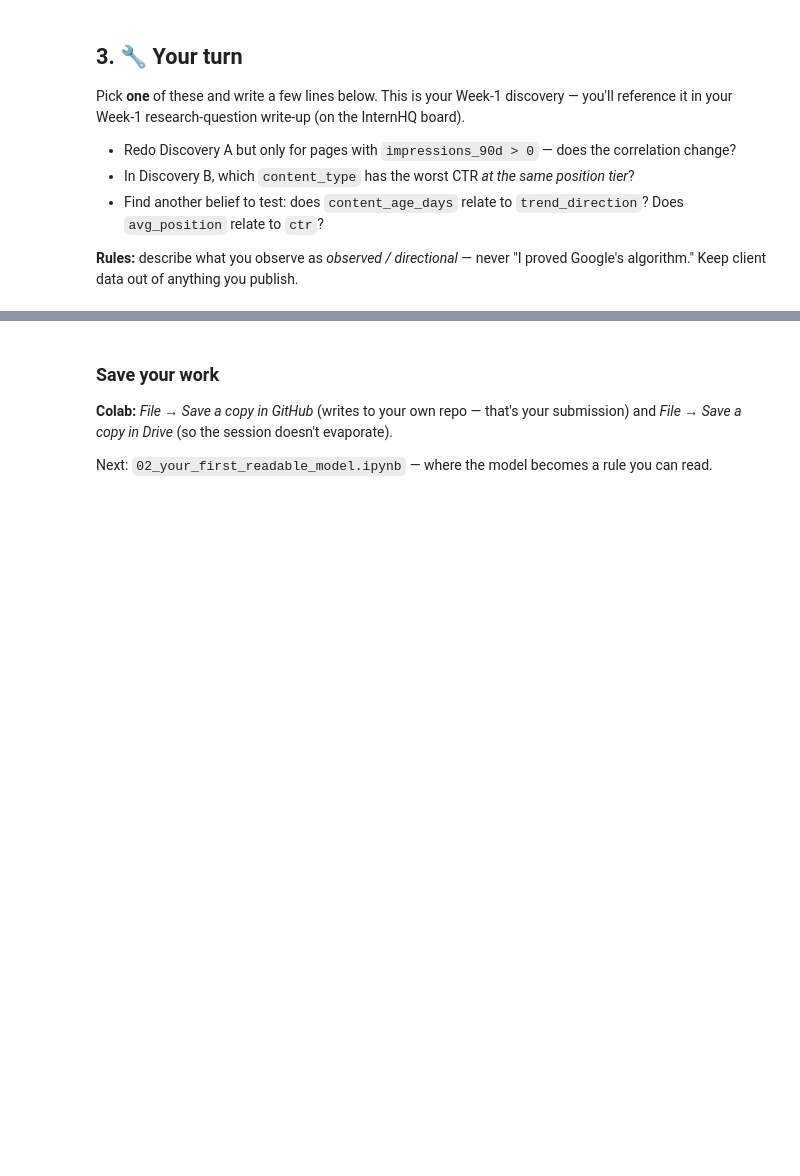
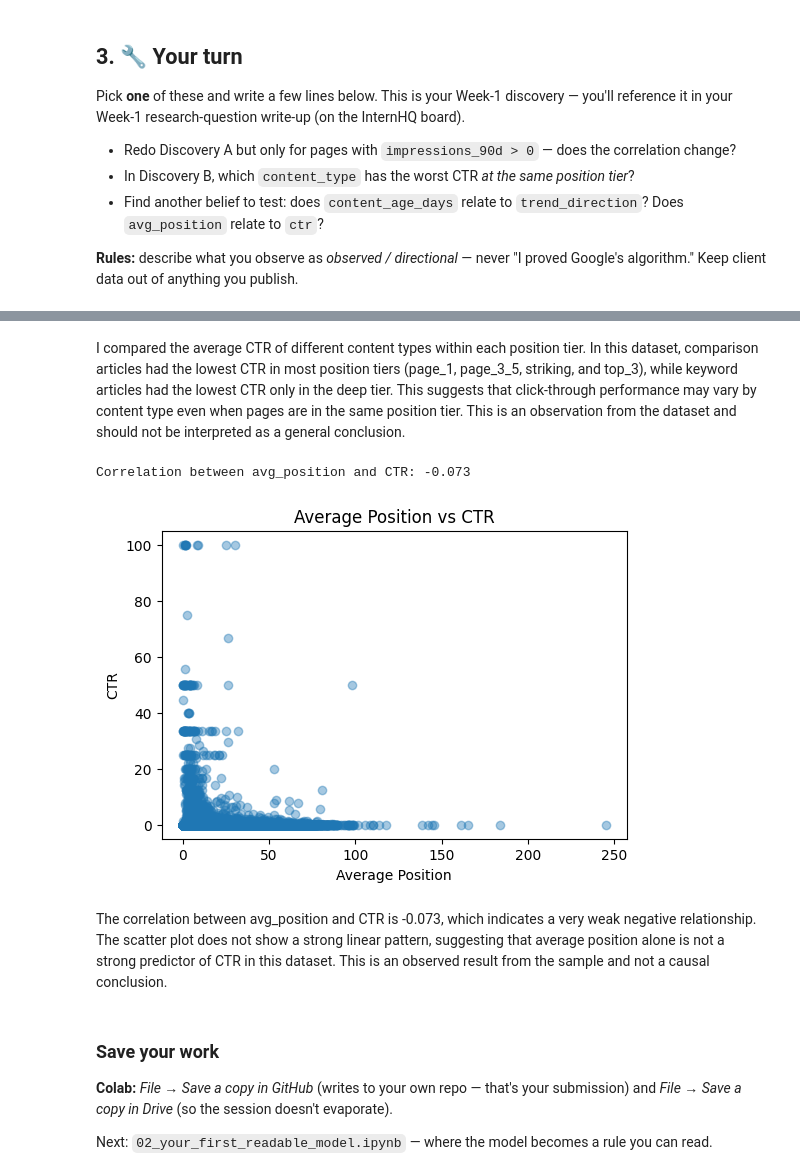
Before and after one commit to Sgln24/flyrank-ml-internship-w1, a Jupyter notebook: notebooks/01_first_look_and_discovery.ipynb, the cells around one changed output, grey strips where cells are left out. Drawn from its saved outputs; the diff is of its cells as text; code cells hidden in the pictures; blank space fills up the shorter version.

```diff
--- a/notebooks/01_first_look_and_discovery.ipynb
+++ b/notebooks/01_first_look_and_discovery.ipynb
@@ -102,3 +203,23 @@ Pick **one** of these and write a few lines below. This is your Week-1 discovery
+# %% [markdown]
+I compared the average CTR of different content types within each position tier. In this dataset, comparison articles had the lowest CTR in most position tiers (page_1, page_3_5, striking, and top_3), while keyword articles had the lowest CTR only in the deep tier. This suggests that click-through performance may vary by content type even when pages are in the same position tier. This is an observation from the dataset and should not be interpreted as a general conclusion.
+# %%
+corr = df["avg_position"].corr(df["ctr"])
+
+print(f"Correlation between avg_position and CTR: {corr:.3f}")
+
+import matplotlib.pyplot as plt
+
+plt.figure(figsize=(6,4))
+plt.scatter(df["avg_position"], df["ctr"], alpha=0.4)
+plt.xlabel("Average Position")
+plt.ylabel("CTR")
+plt.title("Average Position vs CTR")
+plt.show()
+# %% [output]
+Correlation between avg_position and CTR: -0.073
+[figure, added]
+# %% [markdown]
+The correlation between avg_position and CTR is -0.073, which indicates a very weak negative relationship. The scatter plot does not show a strong linear pattern, suggesting that average position alone is not a strong predictor of CTR in this dataset. This is an observed result from the sample and not a causal conclusion.
 # %% [markdown]
 ### Save your work
 **Colab:** *File → Save a copy in GitHub* (writes to your own repo — that's your submission) and *File → Save a copy in Drive* (so the session doesn't evaporate).
```
Also changed, not shown: parts of 12 cells of this notebook.
